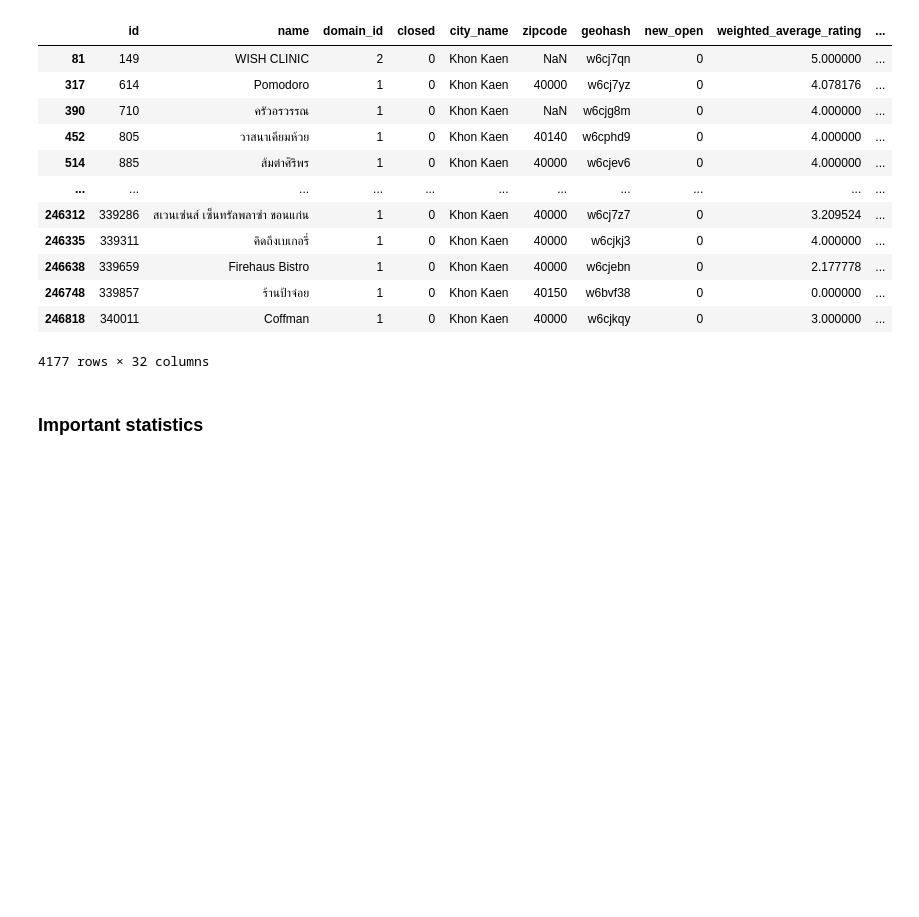
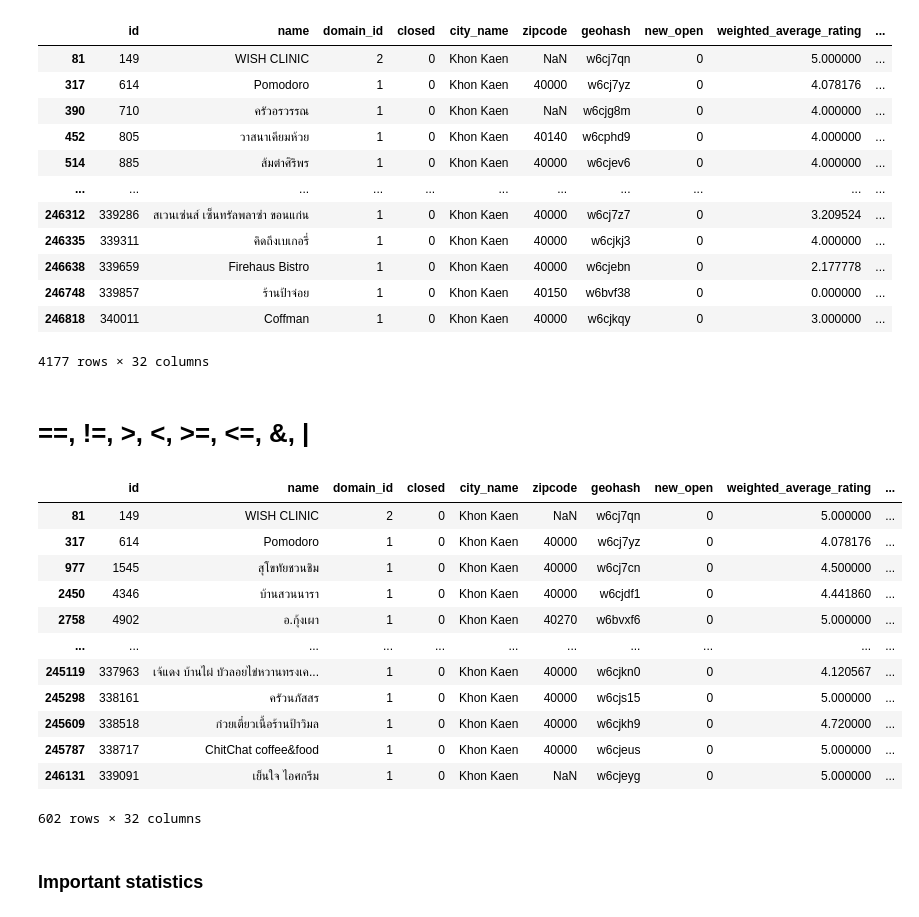
Before and after one commit to tohnperfect/mini_DPDM_KKU, a Jupyter notebook: Data_Preprocessing_with_Pandas.ipynb, the cells around one changed output. Saved outputs shown, nothing was run; the diff lists cells and outputs as text; code cells hidden in the pictures; blank space fills up the shorter version.

```diff
--- a/Data_Preprocessing_with_Pandas.ipynb
+++ b/Data_Preprocessing_with_Pandas.ipynb
@@ -154,6 +168,24 @@ w_restaurant_df[w_restaurant_df['city_name']=='Khon Kaen']
 | 246748 | 339857 | ร้านป้าจ่อย | 1 | 0 | Khon Kaen | 40150 | w6bvf38 | 0 | 0.000000 | ... |
 | 246818 | 340011 | Coffman | 1 | 0 | Khon Kaen | 40000 | w6cjkqy | 0 | 3.000000 | ... |
 4177 rows × 32 columns
+# %% [markdown]
+# ==, !=, >, <, >=, <=, &, |
+# %%
+w_restaurant_df[(w_restaurant_df['weighted_average_rating']>4) & (w_restaurant_df['city_name']=='Khon Kaen')]
+# %% [output]
+|  | id | name | domain_id | closed | city_name | zipcode | geohash | new_open | weighted_average_rating | ... |
+| 81 | 149 | WISH CLINIC | 2 | 0 | Khon Kaen | NaN | w6cj7qn | 0 | 5.000000 | ... |
+| 317 | 614 | Pomodoro | 1 | 0 | Khon Kaen | 40000 | w6cj7yz | 0 | 4.078176 | ... |
+| 977 | 1545 | สุโขทัยชวนชิม | 1 | 0 | Khon Kaen | 40000 | w6cj7cn | 0 | 4.500000 | ... |
+| 2450 | 4346 | บ้านสวนนารา | 1 | 0 | Khon Kaen | 40000 | w6cjdf1 | 0 | 4.441860 | ... |
+| 2758 | 4902 | อ.กุ้งเผา | 1 | 0 | Khon Kaen | 40270 | w6bvxf6 | 0 | 5.000000 | ... |
+| ... | ... | ... | ... | ... | ... | ... | ... | ... | ... | ... |
+| 245119 | 337963 | เจ้แดง บ้านไผ่ บัวลอยไข่หวานทรงเค... | 1 | 0 | Khon Kaen | 40000 | w6cjkn0 | 0 | 4.120567 | ... |
+| 245298 | 338161 | ครัวนภัสสร | 1 | 0 | Khon Kaen | 40000 | w6cjs15 | 0 | 5.000000 | ... |
+| 245609 | 338518 | ก๋วยเตี๋ยวเนื้อร้านป้าวิมล | 1 | 0 | Khon Kaen | 40000 | w6cjkh9 | 0 | 4.720000 | ... |
+| 245787 | 338717 | ChitChat coffee&food | 1 | 0 | Khon Kaen | 40000 | w6cjeus | 0 | 5.000000 | ... |
+| 246131 | 339091 | เย็นใจ ไอศกรีม | 1 | 0 | Khon Kaen | NaN | w6cjeyg | 0 | 5.000000 | ... |
+602 rows × 32 columns
 # %% [markdown]
 ### Important statistics
 # %%
```
Also changed, not shown: parts of 20 cells of this notebook.
